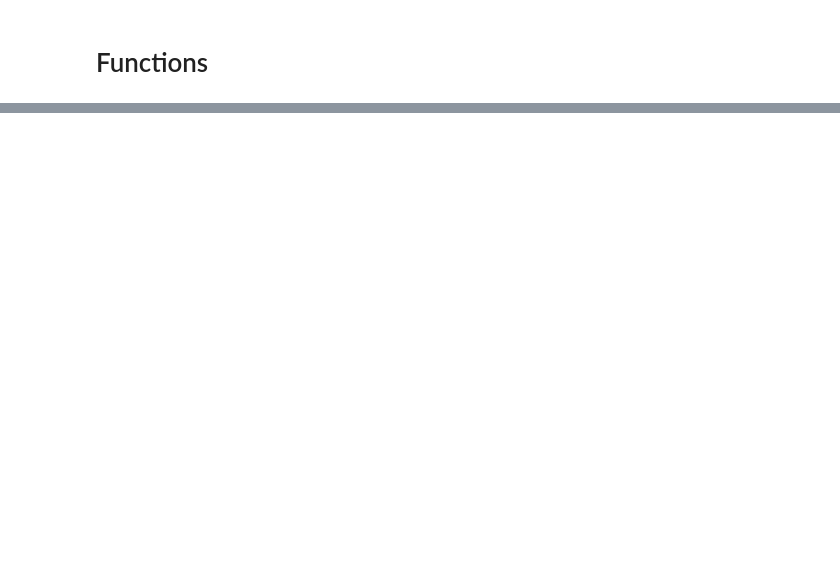
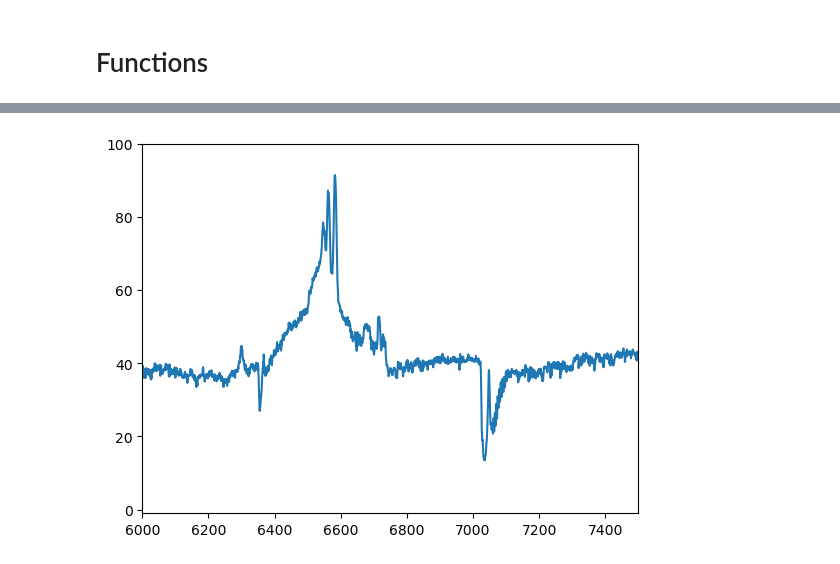
Before and after one commit to seratsaad/ticktock, a Jupyter notebook: Standards.ipynb, the cells around one changed output, grey strips where cells are left out. Saved outputs shown, nothing was run; the diff lists cells and outputs as text; code cells hidden in the pictures; blank space fills up the shorter version.

```diff
--- a/Standards.ipynb
+++ b/Standards.ipynb
@@ -73,0 +81,28 @@ plt.show()
+# %%
+file_path = 'HET/combined_spectrum_20230113_0000022_exp01.fits'
+
+t = Table.read(file_path)
+t.sort('Wavelength')
+
+z = 0.081
+wl = t['Wavelength']/(1+z)
+flux = t['F_lambda'] * (10**17)
+err = t['e_F_lambda']
+
+flux_lim = np.where(flux>0)[0]
+source_wl=wl[flux_lim]
+source_flux=flux[flux_lim]
+source_err=err[flux_lim]
+
+wl_lim = np.where((source_wl>6000)&(source_wl<7500))
+source_wl=source_wl[wl_lim]
+source_flux=source_flux[wl_lim]
+source_err=source_err[wl_lim]
+
+
+plt.plot(source_wl, source_flux)
+plt.xlim(6000, 7500)
+plt.ylim(-1, 100)
+plt.show()
+# %% [output]
+[figure, added]
```
Also changed, not shown: parts of 5 cells of this notebook, 4 other files.
